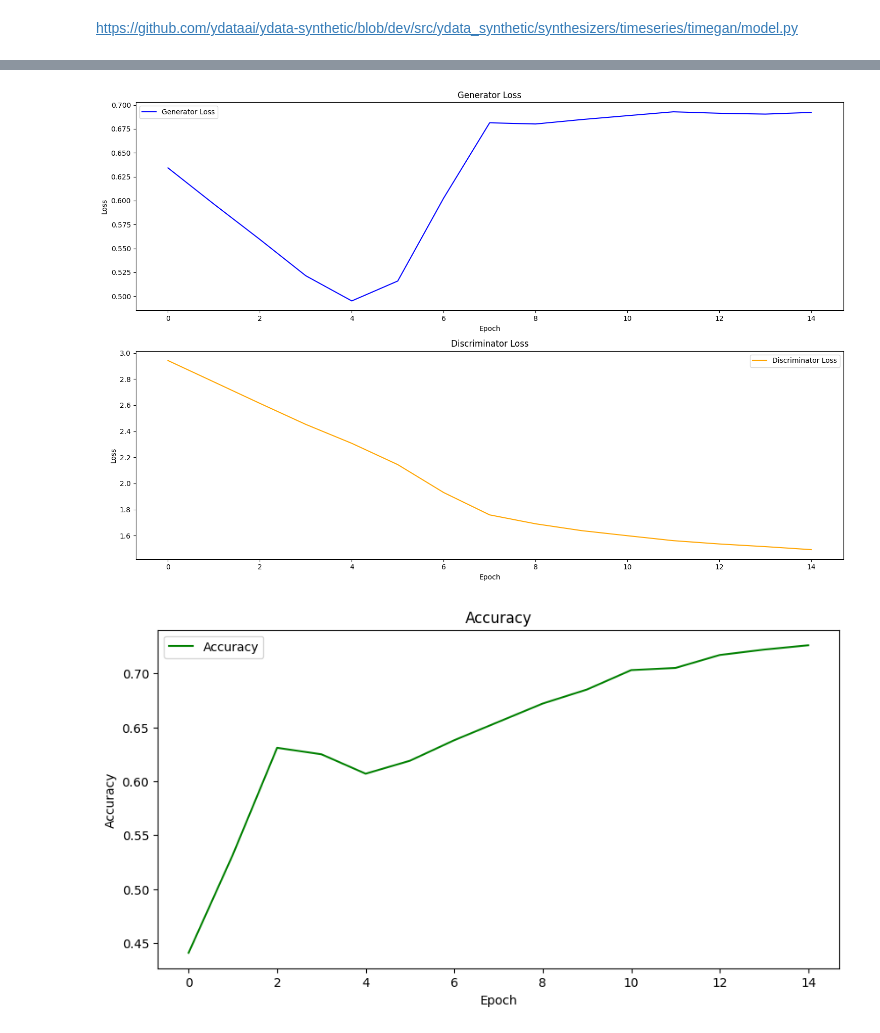
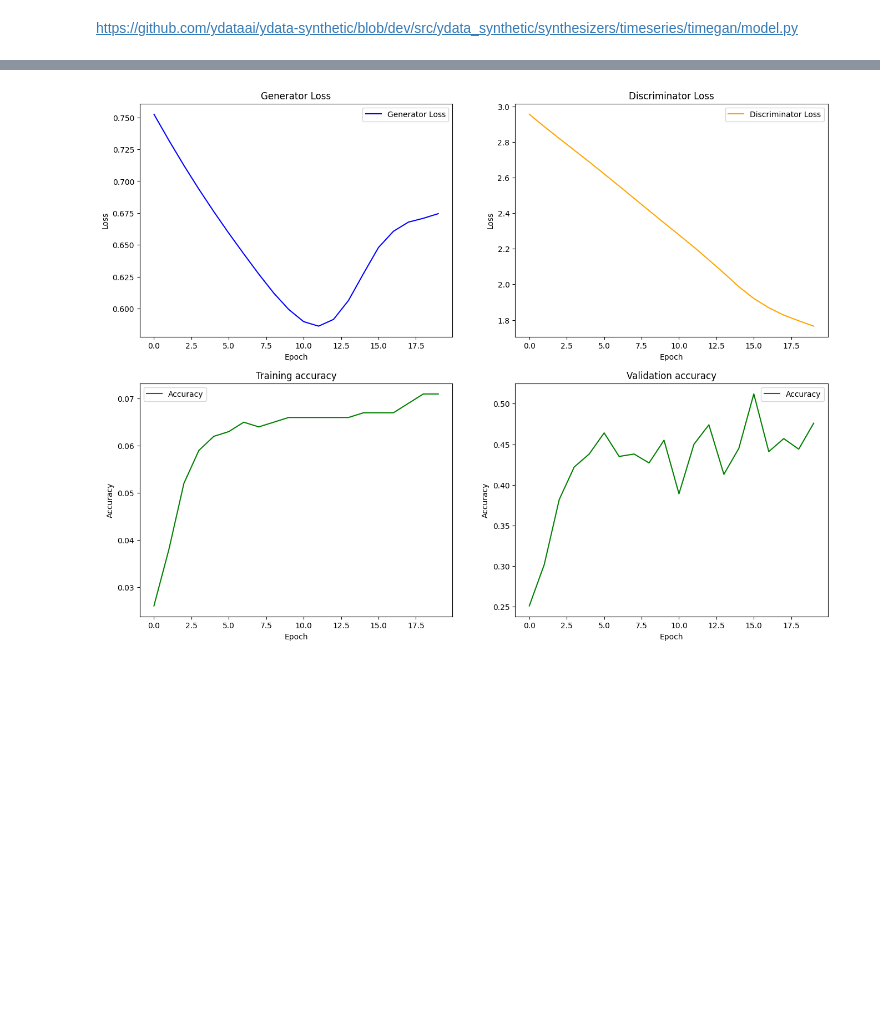
Before and after one commit to constantbourdrez/adl24-sleep-stage, a Jupyter notebook: GAN_EEG_EOG.ipynb, the cells around one changed output, grey strips where cells are left out. Drawn from its saved outputs; the diff is of its cells as text; code cells hidden in the pictures; blank space fills up the shorter version.

```diff
--- a/GAN_EEG_EOG.ipynb
+++ b/GAN_EEG_EOG.ipynb
@@ -74,9 +73,9 @@ torch.Size([175995, 600])
 # %%
 batch=100
-N=1000
+N=5000
 
 label_mask=np.zeros_like(ytrain[:N])
-label_mask[0:100]=1
+label_mask[0:200]=1
 label_mask_tensor=th.tensor(label_mask)
 xtrain_tensor,ytrain_tensor=th.tensor(xtrain[:N]),th.tensor(ytrain[:N])
 xvalid_tensor,yvalid_tensor=th.tensor(xvalid[:N]),th.tensor(yvalid[:N])
@@ -182,7 +181,7 @@ def train_GAN(discriminator, generator, batch, trainloader, validloader, hidden_
         for inputs, labels, labels_mask in trainloader:
             inputs = inputs.to(device)
             labels,labels_mask=labels.to(device),labels_mask.to(device)
-            z = th.randn((batch, hidden_dim)).to(device)
+            z = th.randn((batch, hidden_dim,3)).to(device)
             h = generator(z).to(device)
             fake_outputs, _, _, _ = discriminator(h)
             fake_outputs = fake_outputs.to(device)
@@ -209,7 +208,7 @@ def train_GAN(discriminator, generator, batch, trainloader, validloader, hidden_
         for inputs_val, labels_val in validloader:
             inputs_val=inputs_val.to(device)
             labels_val=labels_val.to(device)
-            z = th.randn((batch, hidden_dim)).to(device)
+            z = th.randn((batch, hidden_dim,3)).to(device)
             h = generator(z).to(device)
             fake_outputs, _, _, _ = discriminator(h)
             fake_outputs = fake_outputs.to(device)
@@ -235,11 +234,11 @@ def train_GAN(discriminator, generator, batch, trainloader, validloader, hidden_
 
     return g_losses, d_losses, train_accuracies, val_accuracies
 # %%
-learning_rate=0.005
-hidden_dim = 64
-num_epochs = 15
+learning_rate=0.001
+hidden_dim = 32
+num_epochs = 20
 input_dim=600
-n_layers=3
+n_layers=2
 
 # Instanciation des modèles
 generator = Generator(hidden_dim, input_dim, n_layers)
@@ -266,36 +264,39 @@ Epoch 12/15 -> Generator Loss: 6.9285, Discriminator Loss: 15.6125, Training acc
 # %%
-import matplotlib.pyplot as plt
 
 # Plot loss curves
-plt.figure(figsize=(15, 10))
+plt.figure(figsize=(16, 12))
 
 # Generator Loss subplot
-plt.subplot(2, 1, 1)
+plt.subplot(2, 2, 1)
 plt.plot(g_losses, label='Generator Loss', color='blue')
 plt.xlabel('Epoch')
 plt.ylabel('Loss')
 plt.title('Generator Loss')
 plt.legend()
 
 # Discriminator Loss subplot
-plt.subplot(2, 1, 2)
+plt.subplot(2, 2, 2)
 plt.plot(d_losses, label='Discriminator Loss', color='orange')
 plt.xlabel('Epoch')
 plt.ylabel('Loss')
 plt.title('Discriminator Loss')
 plt.legend()
 
-plt.tight_layout()  # Adjust subplot parameters to give specified padding
-plt.show()
+# Accuracy subplot
+plt.subplot(2, 2, 3)
+plt.plot(train_accuracies, label='Accuracy', color='green')
+plt.xlabel('Epoch')
+plt.ylabel('Accuracy')
+plt.title('Training accuracy')
+plt.legend()
 
 # Accuracy subplot
-plt.figure(figsize=(10, 5))
-plt.plot(accuracies, label='Accuracy', color='green')
+plt.subplot(2, 2, 4)
+plt.plot(val_accuracies, label='Accuracy', color='green')
 plt.xlabel('Epoch')
 plt.ylabel('Accuracy')
-plt.title('Accuracy')
+plt.title('Validation accuracy')
 plt.legend()
 plt.show()
 # %% [output]
-[figure, old version]
+[figure, new version]
-[figure, removed]
```
Also changed, not shown: parts of 4 cells of this notebook, 7 other files.
